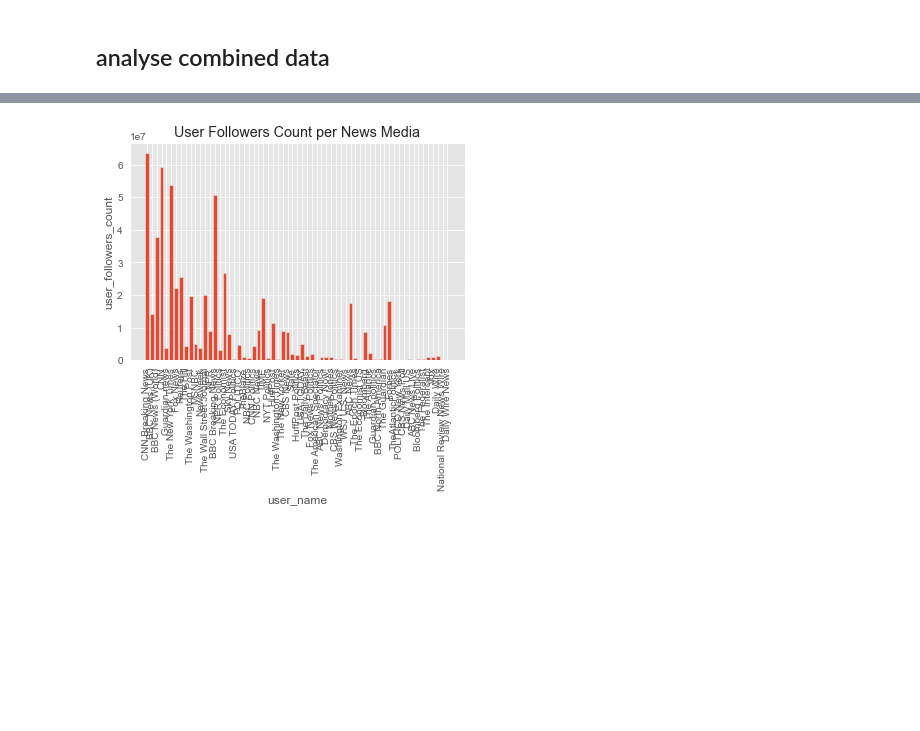
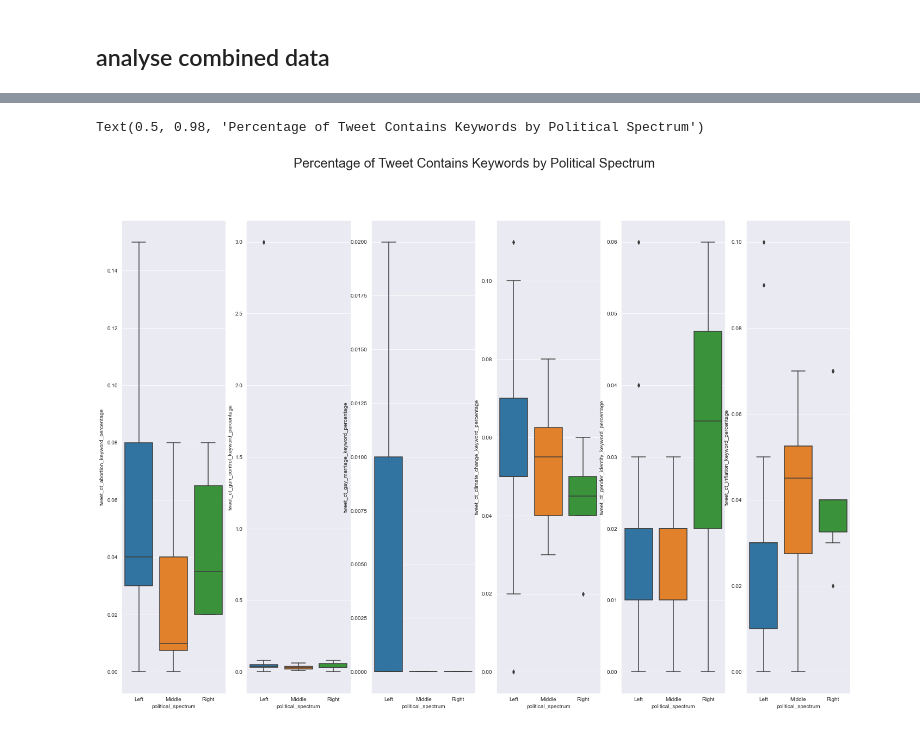
Before and after one commit to katherineskc/data_science_tweets_neutrality, a Jupyter notebook: preliminary_analysis.ipynb, the cells around one changed output, grey strips where cells are left out. Saved outputs shown, nothing was run; the diff lists cells and outputs as text; code cells hidden in the pictures; blank space fills up the shorter version.

Commit message:
preliminary_analysis, built analysis_df

```diff
--- a/preliminary_analysis.ipynb
+++ b/preliminary_analysis.ipynb
@@ -249,0 +487,20 @@ combined_news_media_tweets_per_day_piv
+# %%
+# calculate perentage of tweet_ct_abortion_keyword
+combined_analysis_df['tweet_ct_abortion_keyword_percentage'] = round(combined_analysis_df['tweet_ct_abortion_keyword']/combined_analysis_df['count_tweet'],2)
+
+# calculate perentage of tweet_ct_gun_control_keyword
+combined_analysis_df['tweet_ct_gun_control_keyword_percentage'] = round(combined_analysis_df['tweet_ct_gun_control_keyword']/combined_analysis_df['count_tweet'],2)
+
+# calculate perentage of tweet_ct_gay_marriage_keyword
+combined_analysis_df['tweet_ct_gay_marriage_keyword_percentage'] = round(combined_analysis_df['tweet_ct_gay_marriage_keyword']/combined_analysis_df['count_tweet'],2)
+
+# calculate perentage of tweet_ct_climate_change_keyword
+combined_analysis_df['tweet_ct_climate_change_keyword_percentage'] = round(combined_analysis_df['tweet_ct_climate_change_keyword']/combined_analysis_df['count_tweet'],2)
+
+# calculate perentage of tweet_ct_gender_identity_keyword
+combined_analysis_df['tweet_ct_gender_identity_keyword_percentage'] = round(combined_analysis_df['tweet_ct_gender_identity_keyword']/combined_analysis_df['count_tweet'],2)
+
+# calculate perentage of tweet_ct_inflation_keyword
+combined_analysis_df['tweet_ct_inflation_keyword_percentage'] = round(combined_analysis_df['tweet_ct_inflation_keyword']/combined_analysis_df['count_tweet'],2)
+
+combined_analysis_df.head()
@@ -269,16 +591,43 @@ sns.stripplot(x="political_spectrum", y="average_tweet_per_day", data=analysis_1
 # %%
-# user_followers_count per news media
+fig, axes = plt.subplots(nrows=1, ncols=6, figsize=(24,16))
 
-plt.style.use('ggplot')
+sns.boxplot(x="political_spectrum",
+            y="tweet_ct_abortion_keyword_percentage",
+            data=combined_analysis_df,
+            orient='v',
+            ax=axes[0])
 
-# analysis_1[["user_name","political_spectrum","user_followers_count"]].plot(kind="bar",figsize=(24,16)).legend(
-#     loc='upper center', ncol=3, title="political_spectrum")
+sns.boxplot(x="political_spectrum",
+            y="tweet_ct_gun_control_keyword_percentage",
+            data=combined_analysis_df,
+            orient='v',
+            ax=axes[1])
 
-plt.bar(analysis_1["user_name"],analysis_1["user_followers_count"])
-plt.xticks(rotation='vertical')
-plt.title("User Followers Count per News Media")
-plt.xlabel("user_name")
-plt.ylabel("user_followers_count")
-plt.show()
+sns.boxplot(x="political_spectrum",
+            y="tweet_ct_gay_marriage_keyword_percentage",
+            data=combined_analysis_df,
+            orient='v',
+            ax=axes[2])
+
+sns.boxplot(x="political_spectrum",
+            y="tweet_ct_climate_change_keyword_percentage",
+            data=combined_analysis_df,
+            orient='v',
+            ax=axes[3])
+
+sns.boxplot(x="political_spectrum",
+            y="tweet_ct_gender_identity_keyword_percentage",
+            data=combined_analysis_df,
+            orient='v',
+            ax=axes[4])
+
+sns.boxplot(x="political_spectrum",
+            y="tweet_ct_inflation_keyword_percentage",
+            data=combined_analysis_df,
+            orient='v',
+            ax=axes[5])
+
+fig.suptitle('Percentage of Tweet Contains Keywords by Political Spectrum', fontsize=24)
 # %% [output]
+Text(0.5, 0.98, 'Percentage of Tweet Contains Keywords by Political Spectrum')
-[figure, old version]
+[figure, new version]
```
Also changed, not shown: parts of 30 cells of this notebook.
